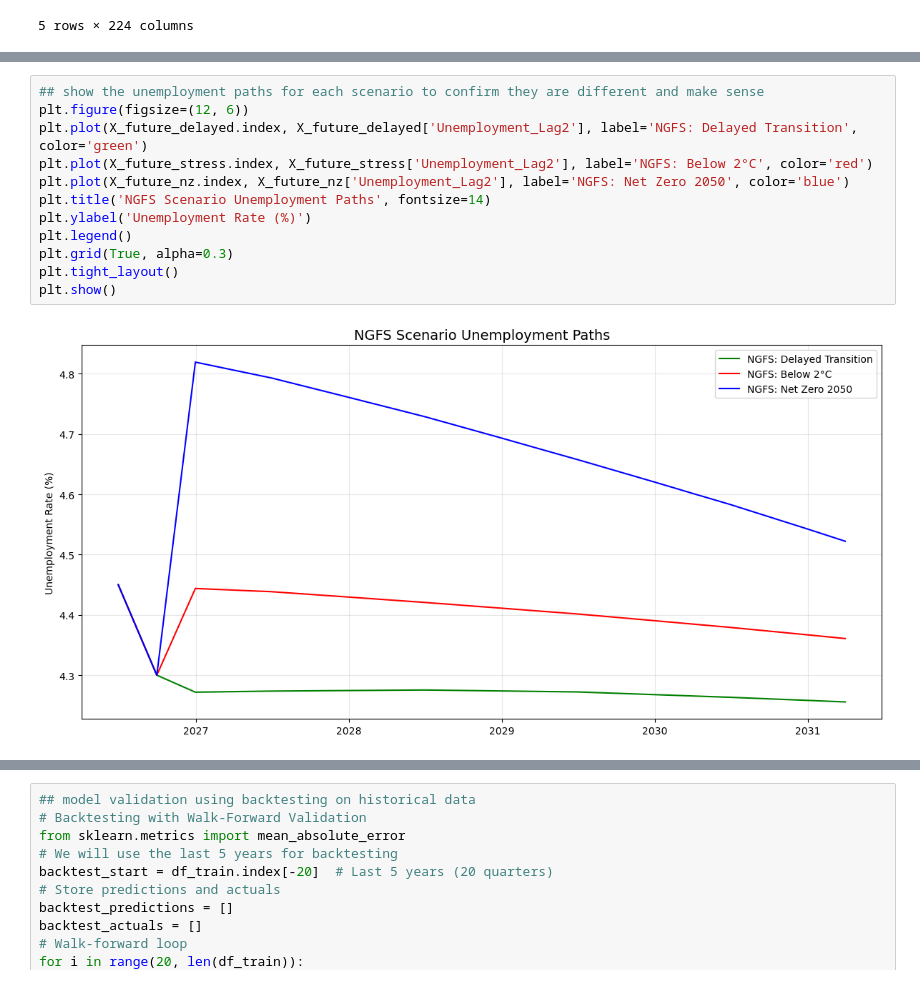
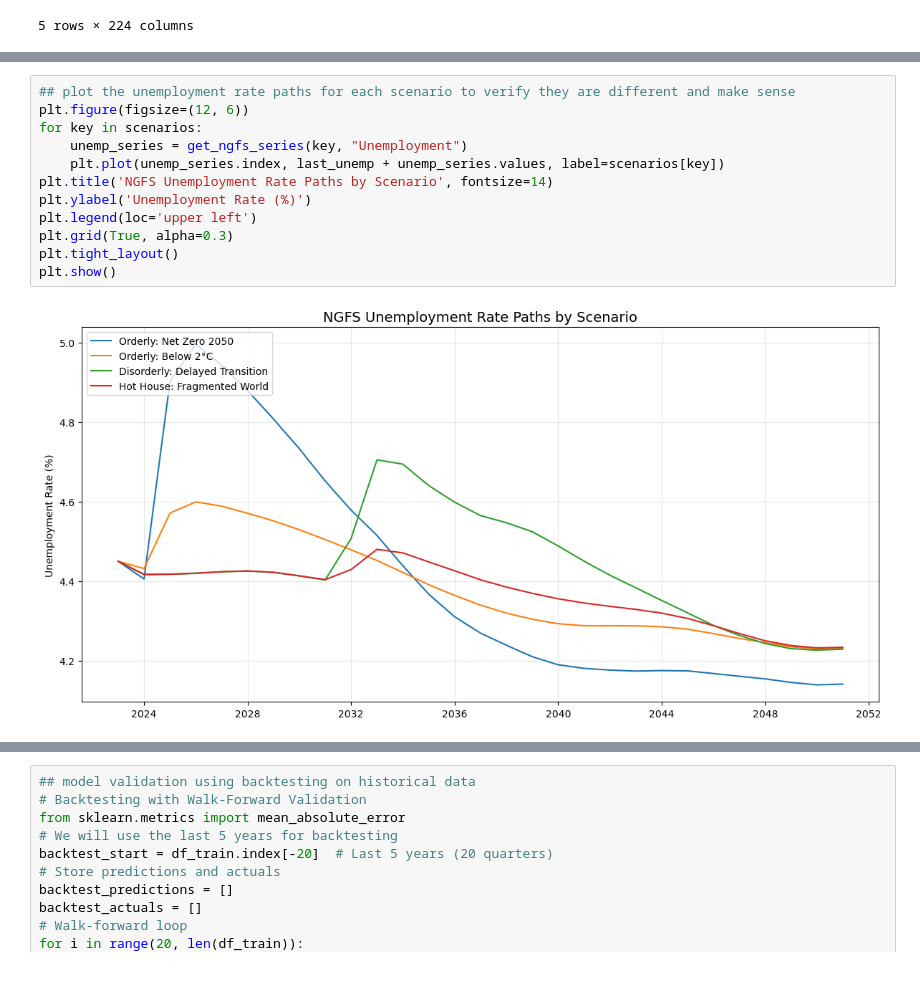
Before and after one commit to gpointd/ECON-522-Forecasting-Project, a Jupyter notebook: Climate Data/Climate Analysis.ipynb, the cells around one changed output, grey strips where cells are left out. Cells and saved outputs as stored; diff of their text form.

```diff
--- a/Climate Data/Climate Analysis.ipynb
+++ b/Climate Data/Climate Analysis.ipynb
@@ -581,14 +627,14 @@ plt.show()
 # %%
-## show the unemployment paths for each scenario to confirm they are different and make sense
+## plot the unemployment rate paths for each scenario to verify they are different and make sense
 plt.figure(figsize=(12, 6))
-plt.plot(X_future_delayed.index, X_future_delayed['Unemployment_Lag2'], label='NGFS: Delayed Transition', color='green')
-plt.plot(X_future_stress.index, X_future_stress['Unemployment_Lag2'], label='NGFS: Below 2°C', color='red')
-plt.plot(X_future_nz.index, X_future_nz['Unemployment_Lag2'], label='NGFS: Net Zero 2050', color='blue')
-plt.title('NGFS Scenario Unemployment Paths', fontsize=14)
+for key in scenarios:
+    unemp_series = get_ngfs_series(key, "Unemployment")
+    plt.plot(unemp_series.index, last_unemp + unemp_series.values, label=scenarios[key])
+plt.title('NGFS Unemployment Rate Paths by Scenario', fontsize=14)
 plt.ylabel('Unemployment Rate (%)')
-plt.legend()
+plt.legend(loc='upper left')
 plt.grid(True, alpha=0.3)
 plt.tight_layout()
 plt.show()
 # %% [output]
-[figure, old version]
+[figure, new version]
```
Also changed, not shown: parts of 17 cells of this notebook, 1 other file.
